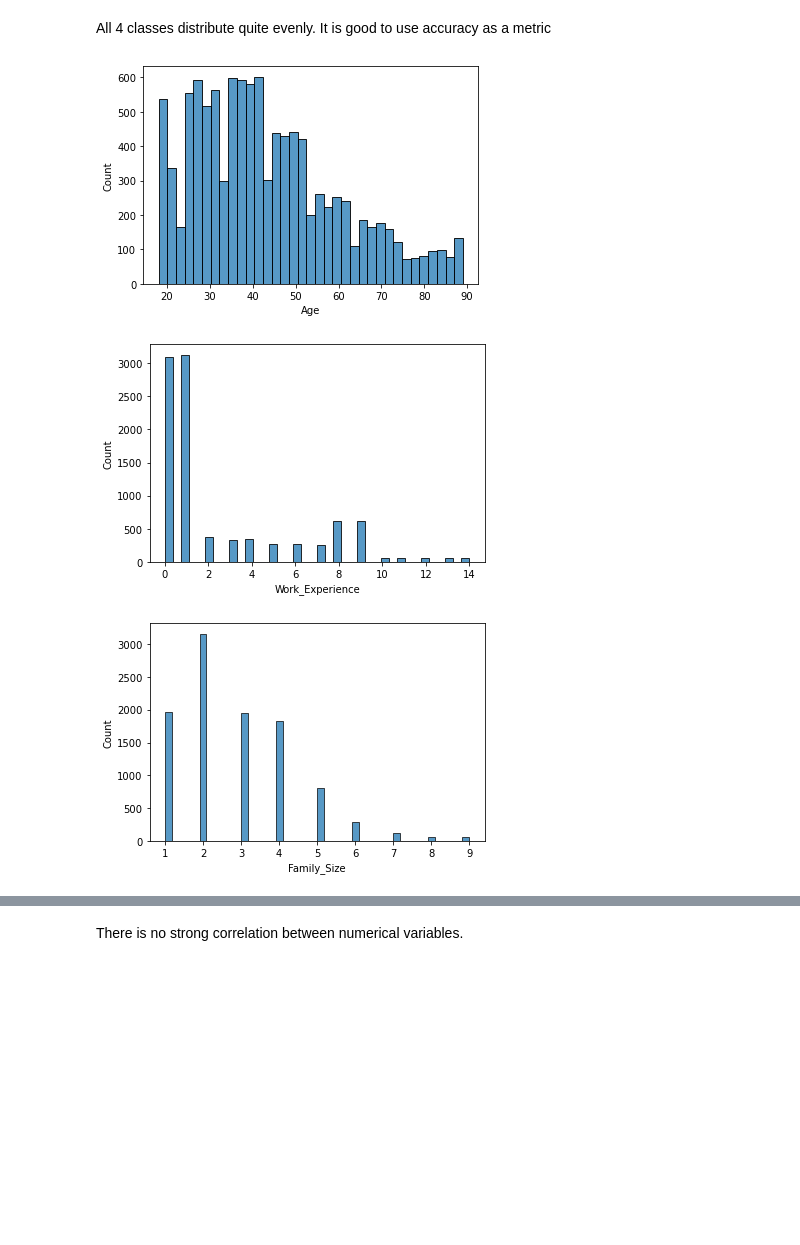
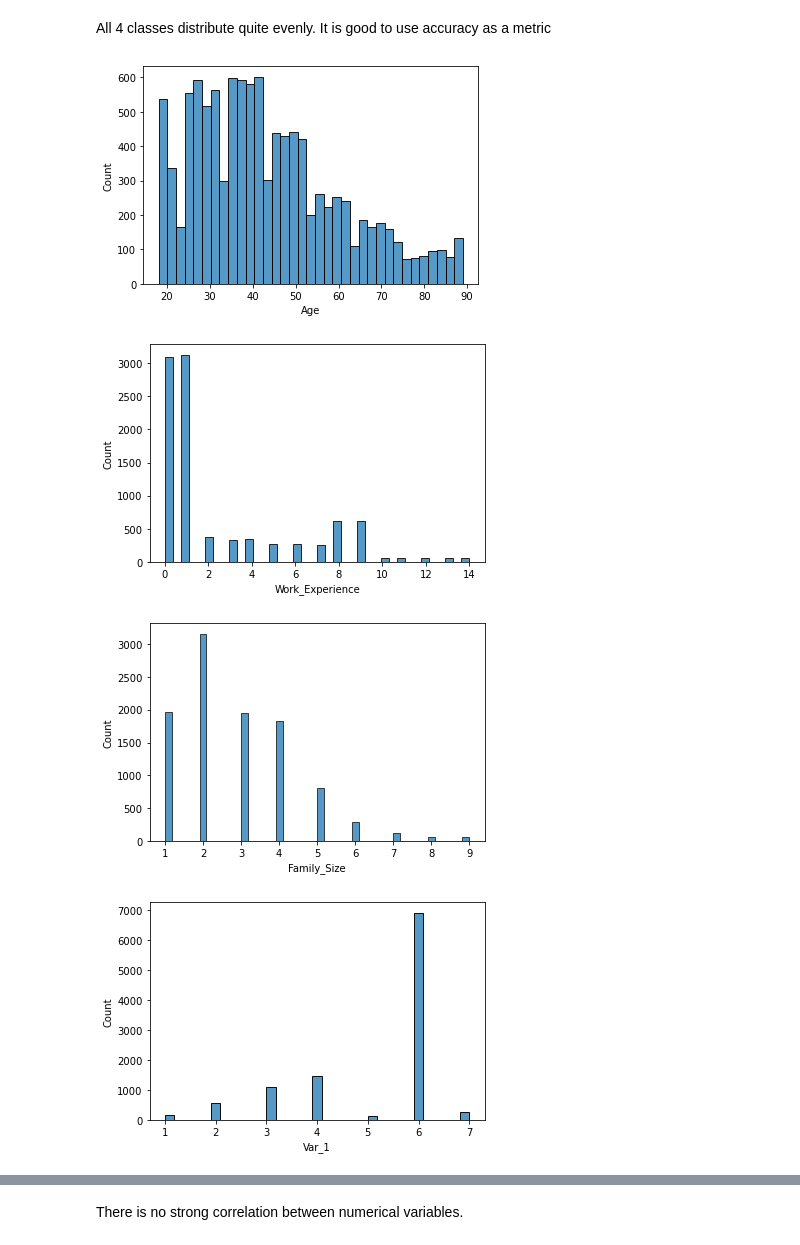
Before and after one commit to phantommarheaven7621/Customer_Segmentation_Classification, a Jupyter notebook: Customer_Segmentation_Classification.ipynb, the cells around one changed output, grey strips where cells are left out. Cells and saved outputs as stored; diff of their text form; code cells hidden in the pictures; blank space fills up the shorter version.

```diff
--- a/Customer_Segmentation_Classification.ipynb
+++ b/Customer_Segmentation_Classification.ipynb
@@ -143,17 +148,18 @@ All 4 classes distribute quite evenly. It is good to use accuracy as a metric
 # %%
 #####################################
 # Numerical Variables (Univariable) #
 #####################################
 
-num_cols = ['Age', 'Work_Experience', 'Family_Size']
+num_cols = ['Age', 'Work_Experience', 'Family_Size', 'Var_1']
 
 for col in num_cols:
     sns.histplot(data=df, x=col)
     plt.show()
 # %% [output]
 [figure]
 [figure]
 [figure]
+[figure, added]
 # %%
 #######################################
 # Numerical Variables (Multivariable) #
```
Also changed, not shown: parts of 24 cells of this notebook.
